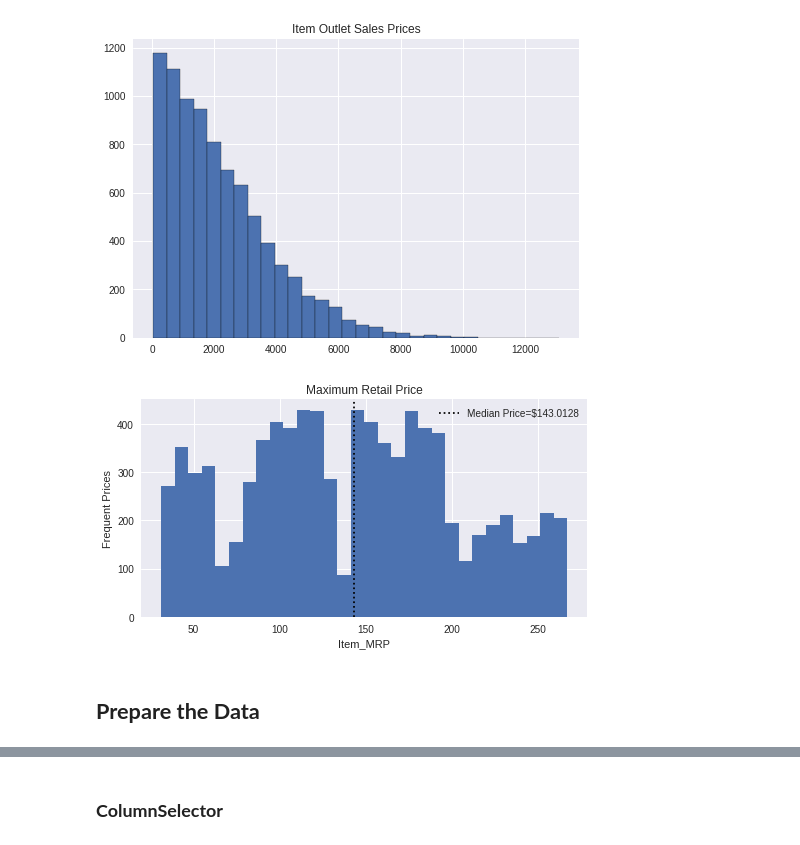
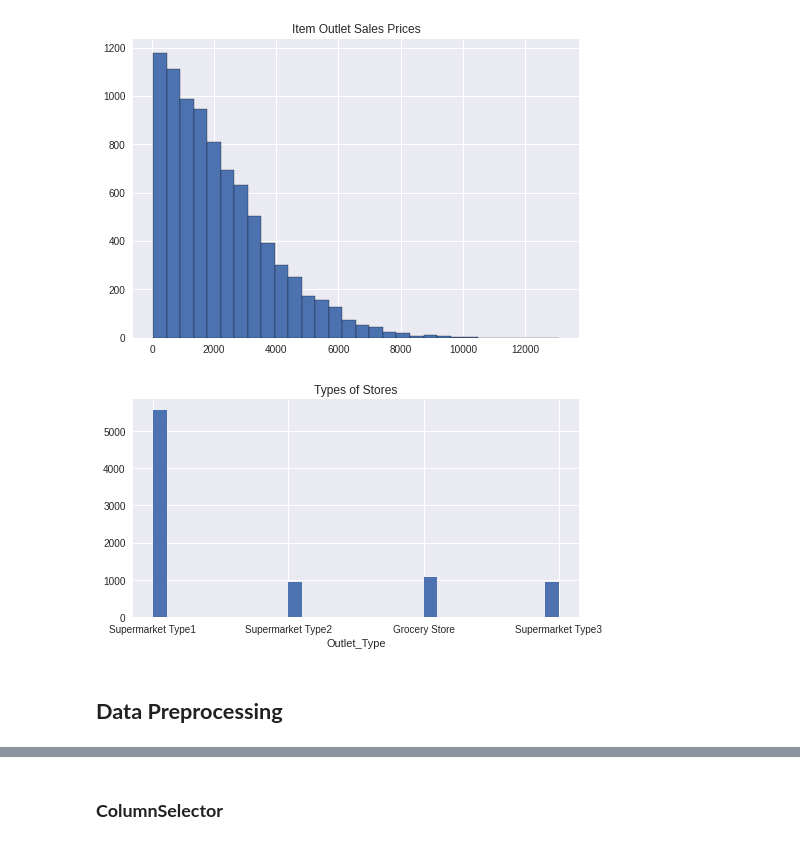
Before and after one commit to rimchristian/sales-prediction, a Jupyter notebook: salesprediction_prediction.ipynb, the cells around one changed output, grey strips where cells are left out. Cells and saved outputs as stored; diff of their text form; code cells hidden in the pictures.

```diff
--- a/salesprediction_prediction.ipynb
+++ b/salesprediction_prediction.ipynb
@@ -102,6 +108,8 @@ dtype: object
 # %%
 # onverting into a float
 df['Item_Outlet_Sales'] = df['Item_Outlet_Sales'].astype('float')
+df['Item_MRP'] = df['Item_MRP'].astype('float')
+
 df.dtypes
 # %% [output]
 Item_Identifier               object
@@ -137,0 +153,6 @@ dtype: object
+# %%
+# making the Item Fat Content column more consistent
+df['Item_Fat_Content'].replace({'LF':'Low Fat', 'reg':'Regular', 'low fat':'Low Fat'}, inplace=True)
+df['Item_Fat_Content'].replace({'Low Fat':1, 'Regular':0}, inplace=True)
+
+df['Item_Fat_Content'].value_counts()
@@ -209,15 +234,13 @@ Text(0.5, 1.0, 'Item Outlet Sales Prices')
 # %%
 #Maximum Retail Price Distribution - OOP with ax.set()
 fig, ax = plt.subplots(figsize=(8,4))
-ax.hist(df['Item_MRP'],bins=30);
-ax.set(xlabel="Item_MRP", ylabel="Frequent Prices",
-       title='Maximum Retail Price');
-
-median = df['Item_MRP'].median()
-ax.axvline(median,color='k', ls=':', label=f"Median Price=${median}");
-ax.legend();
+ax.hist(df['Outlet_Type'],bins=30);
+ax.set(xlabel="Outlet_Type",
+       title='Types of Stores');
 # %% [output]
-[figure, old version]
+[figure, new version]
+# %% [markdown]
+## **Data Preprocessing**
 # %%
 # split
 X = df.drop(columns=['Item_Outlet_Sales','Item_Identifier','Item_Weight', 'Item_Visibility','Item_Type','Outlet_Size', 'Outlet_Location_Type', 'Outlet_Type', 'Item_Fat_Content', 'Outlet_Identifier','Outlet_Establishment_Year'])
@@ -225,5 +248,3 @@ y = df['Item_Outlet_Sales']
 
 # split
 X_train,X_test,y_train,y_test = train_test_split(X,y,random_state=42)
-# %% [markdown]
-## **Prepare the Data**
```
Also changed, not shown: parts of 67 cells of this notebook.
